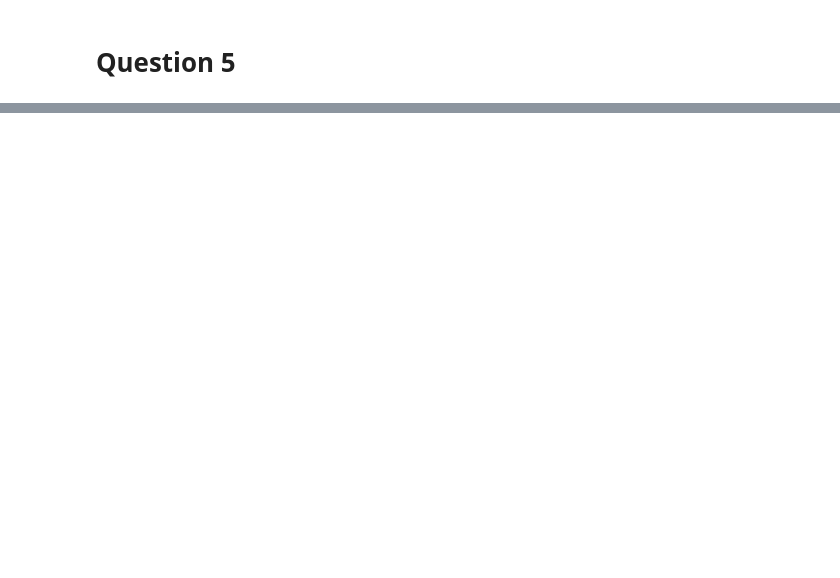
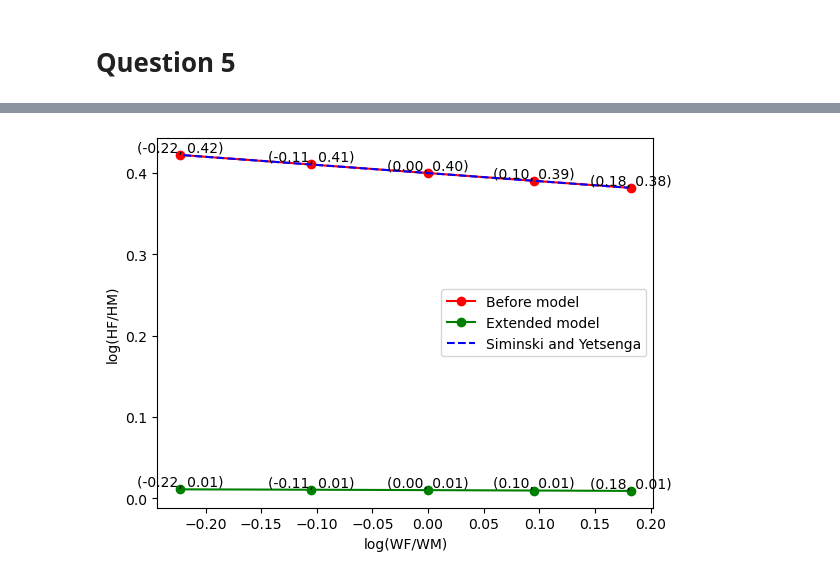
Before and after one commit to NumEconCopenhagen/projects-2023-2x-chris-og-ras, a Jupyter notebook: inauguralproject/inauguralproject.ipynb, the cells around one changed output, grey strips where cells are left out. Cells and saved outputs as stored; diff of their text form; code cells hidden in the pictures; blank space fills up the shorter version.

```diff
--- a/inauguralproject/inauguralproject.ipynb
+++ b/inauguralproject/inauguralproject.ipynb
@@ -258,0 +211,7 @@ Message: Optimization terminated successfully.
+# %%
+hsm.par.lambda_ineq = 0.1
+
+# Running the 'estimate' def in the inauguralproject.py
+hsm.estimate5(do_print=True)
+hsm.par.alpha = hsm.sol.alpha
+hsm.par.sigma = hsm.sol.sigma
@@ -258,0 +226,41 @@ Message: Optimization terminated successfully.
+# %%
+# Initialize lists to store the logarithmic values
+wage_log_continous5 = []
+house_prod_log_continous5 = []
+
+# Iterate over the values in Mo.par.wF_vec
+for wF in hsm.par.wF_vec:
+    # Set the female wage
+    hsm.par.wF = wF
+
+    # Solve the model and obtain the optimization results
+    Optimize = hsm.solve5()
+
+    # Calculate the logarithmic values
+    wage_log_continous5.append(np.log(hsm.par.wF/hsm.par.wM))
+    house_prod_log_continous5.append(np.log(Optimize.HF/Optimize.HM))
+
+x = np.linspace(-0.22,0.18,2)
+y = hsm.par.beta0_target + hsm.par.beta1_target*x
+
+# Plot the data points
+plt.plot(wage_log_continous, house_prod_log_continous, '-o', label='Before model', color='r')
+plt.plot(wage_log_continous5, house_prod_log_continous5, '-o', label='Extended model', color='green')
+plt.plot(x,y,'--', label='Siminski and Yetsenga', color='blue')
+plt.legend()
+
+# Set axis labels
+plt.xlabel('log(WF/WM)')
+plt.ylabel('log(HF/HM)')
+
+# Add labels to the data points
+for x, y in zip(wage_log_continous, house_prod_log_continous):
+    plt.text(x, y, f'({x:.2f}, {y:.2f})', ha='center', va='bottom')
+
+for x, y in zip(wage_log_continous5, house_prod_log_continous5):
+    plt.text(x, y, f'({x:.2f}, {y:.2f})', ha='center', va='bottom')
+
+# Show the plot
+plt.show()
+# %% [output]
+[figure, added]
```
Also changed, not shown: parts of 10 cells of this notebook, 1 other file.
